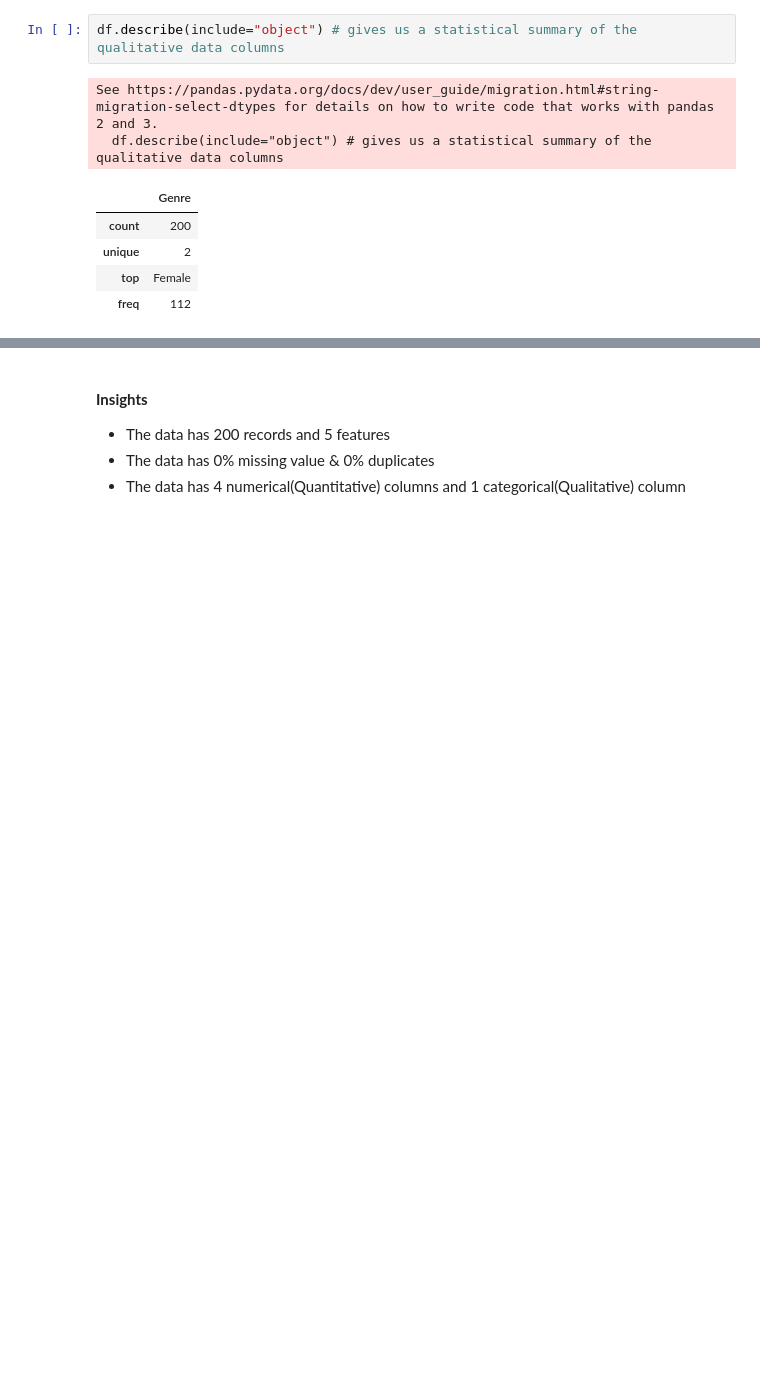
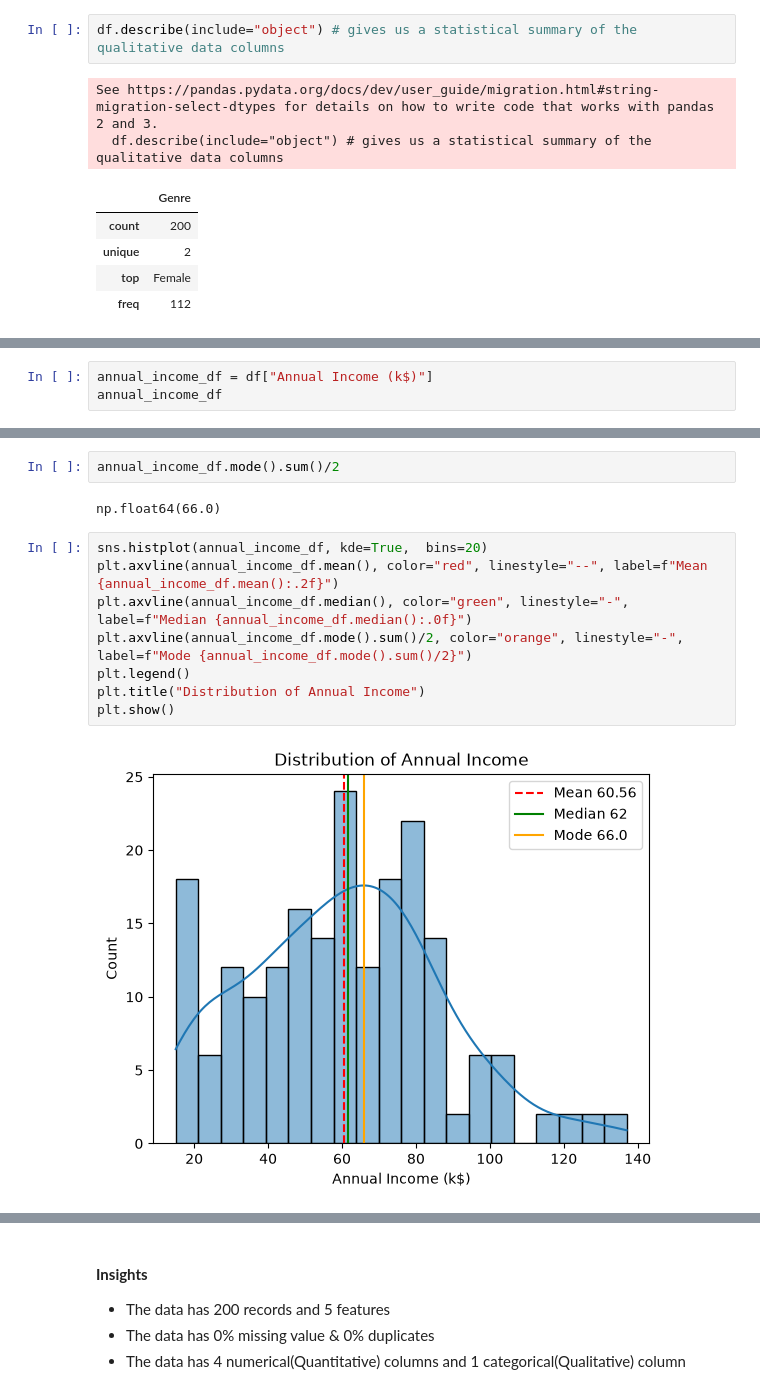
Before and after one commit to JosephRidge/MallCustomersAnalysis101, a Jupyter notebook: app.ipynb, the cells around one changed output, grey strips where cells are left out. Drawn from its saved outputs; the diff is of its cells as text; blank space fills up the shorter version.

```diff
--- a/app.ipynb
+++ b/app.ipynb
@@ -200,0 +237,3 @@ See https://pandas.pydata.org/docs/dev/user_guide/migration.html#string-migratio
+# %%
+annual_income_df = df["Annual Income (k$)"]
+annual_income_df
@@ -200,0 +265,14 @@ See https://pandas.pydata.org/docs/dev/user_guide/migration.html#string-migratio
+# %%
+annual_income_df.mode().sum()/2
+# %% [output]
+np.float64(66.0)
+# %%
+sns.histplot(annual_income_df, kde=True,  bins=20)
+plt.axvline(annual_income_df.mean(), color="red", linestyle="--", label=f"Mean {annual_income_df.mean():.2f}")
+plt.axvline(annual_income_df.median(), color="green", linestyle="-", label=f"Median {annual_income_df.median():.0f}")
+plt.axvline(annual_income_df.mode().sum()/2, color="orange", linestyle="-", label=f"Mode {annual_income_df.mode().sum()/2}")
+plt.legend()
+plt.title("Distribution of Annual Income")
+plt.show()
+# %% [output]
+[figure, added]
```
Also changed, not shown: parts of 13 cells of this notebook.
